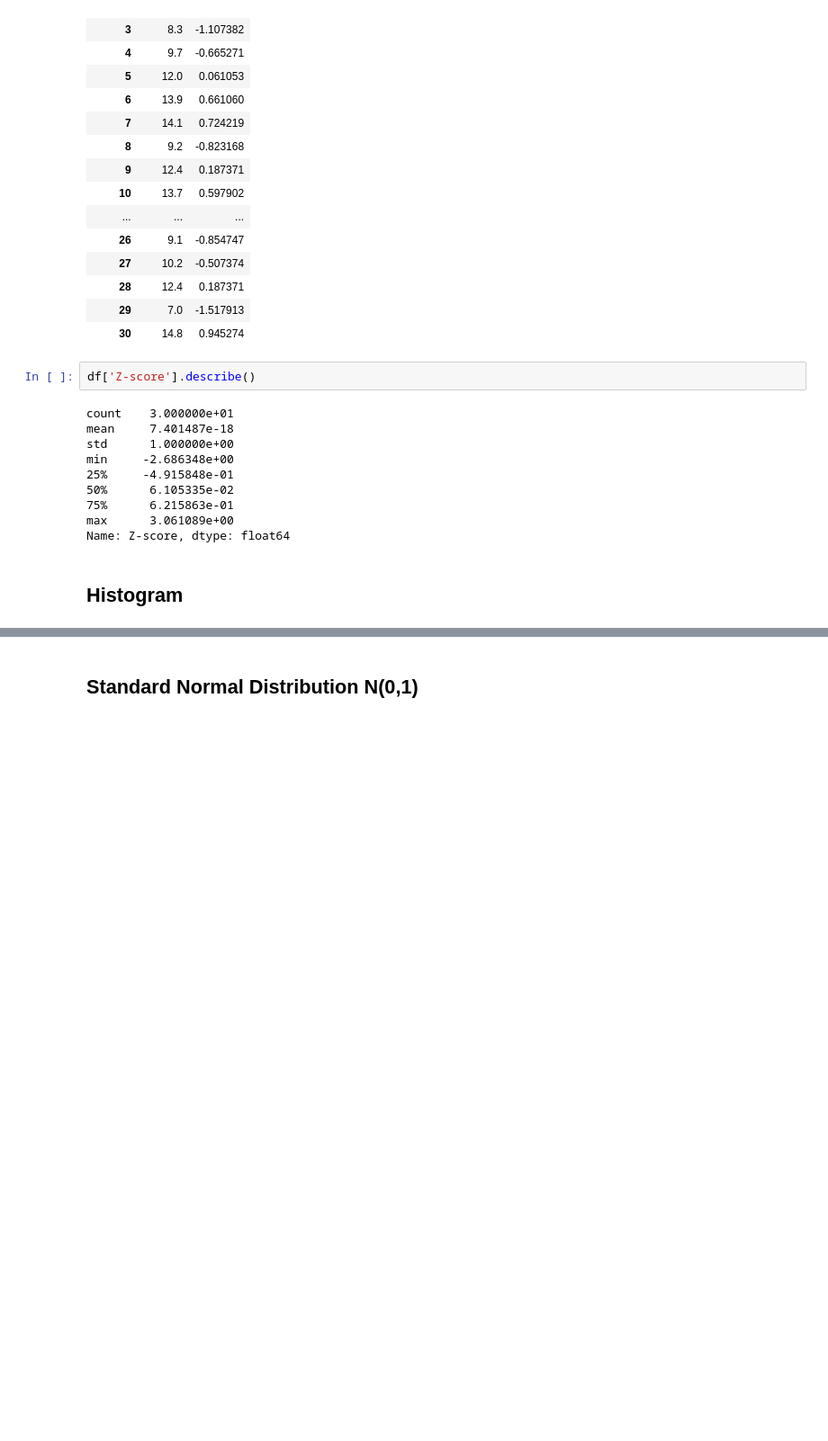
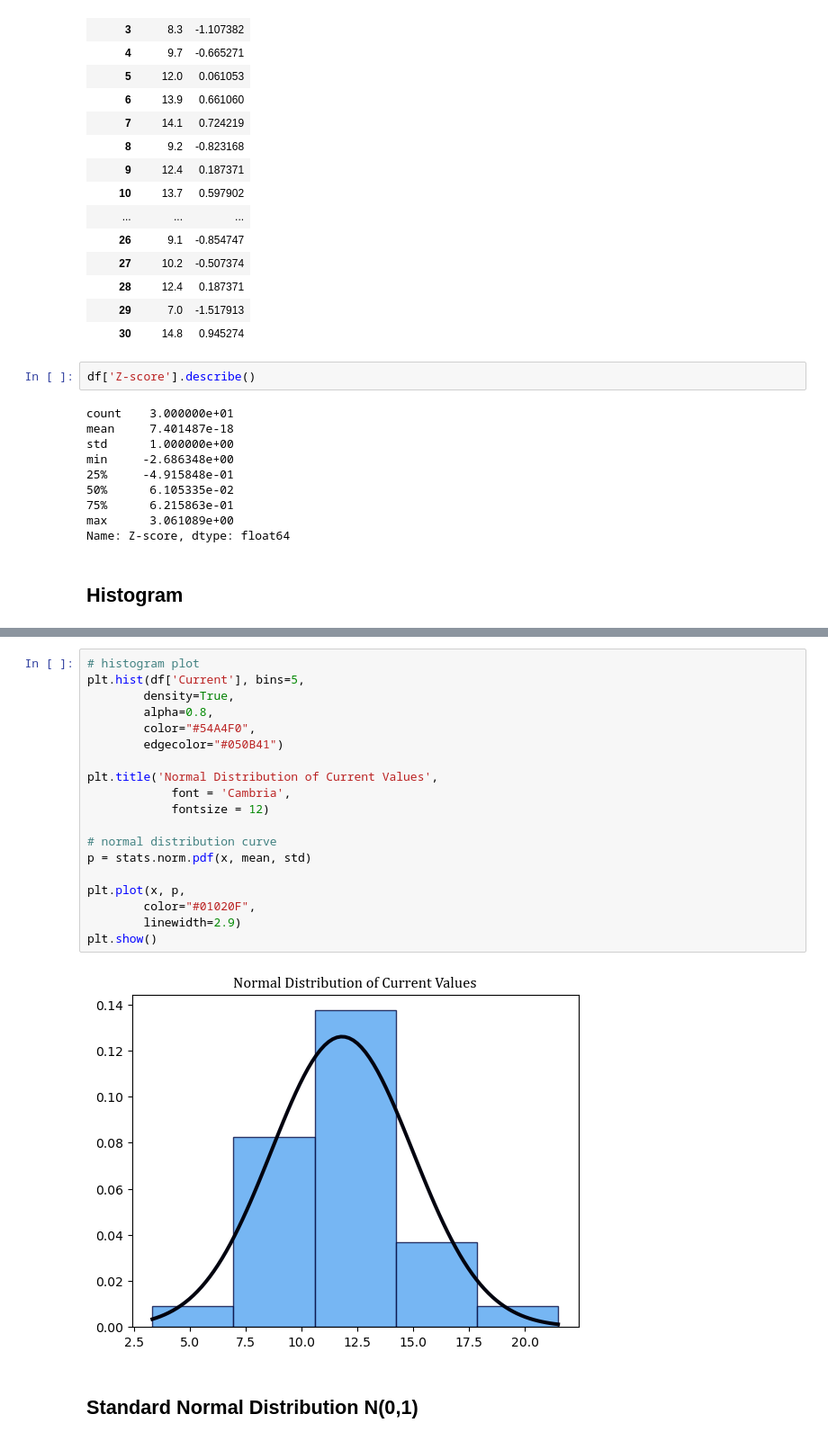
Before and after one commit to programmerrica143/GALAGATE_STATISTICS, a Jupyter notebook: lab-6-standard-normal-distribution.ipynb, the cells around one changed output, grey strips where cells are left out. Shown at 90% size. Saved outputs shown, nothing was run; the diff lists cells and outputs as text; blank space fills up the shorter version.

```diff
--- a/lab-6-standard-normal-distribution.ipynb
+++ b/lab-6-standard-normal-distribution.ipynb
@@ -171,3 +195,24 @@ AttributeError: Rectangle.set() got an unexpected keyword argument 'colors'
+# %%
+# histogram plot
+plt.hist(df['Current'], bins=5,
+        density=True,
+        alpha=0.8,
+        color="#54A4F0",
+        edgecolor="#050B41")
+
+plt.title('Normal Distribution of Current Values',
+            font = 'Cambria',
+            fontsize = 12)
+
+# normal distribution curve
+p = stats.norm.pdf(x, mean, std)
+
+plt.plot(x, p,
+        color="#01020F",
+        linewidth=2.9)
+plt.show()
+# %% [output]
+[figure, added]
 # %% [markdown]
 ## Standard Normal Distribution N(0,1)
 # %%
```
Also changed, not shown: parts of 4 cells of this notebook.
